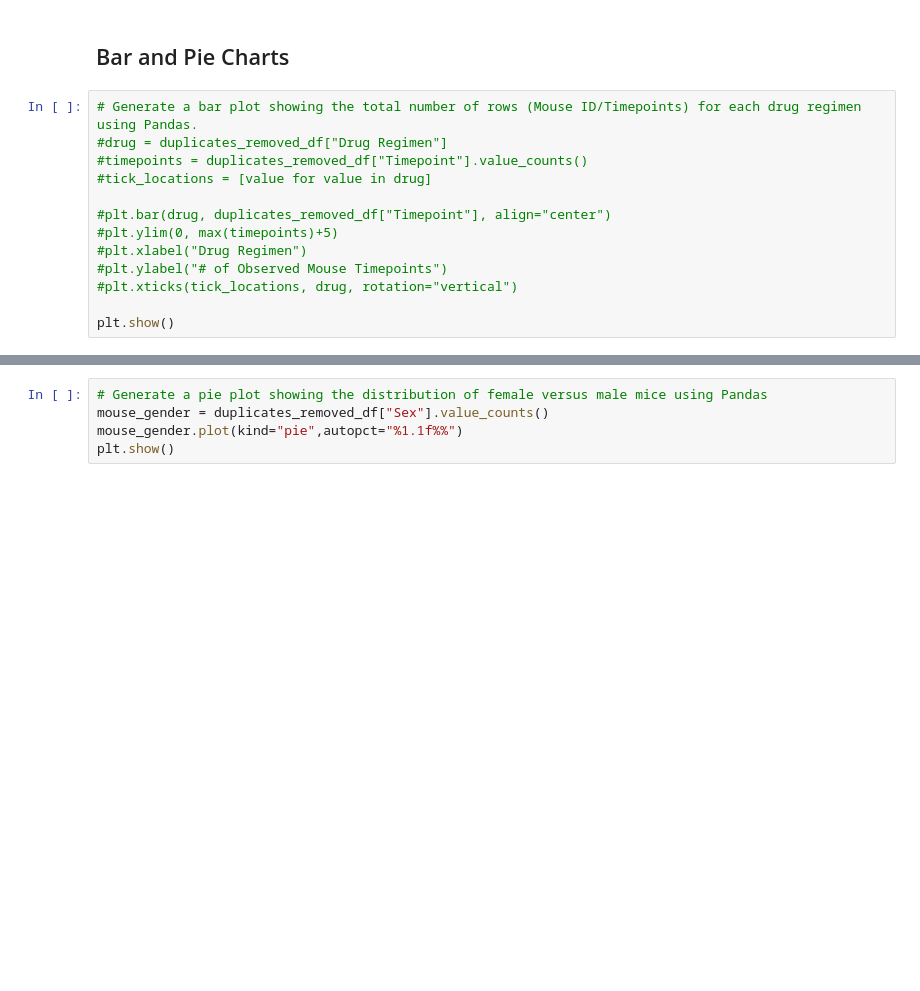
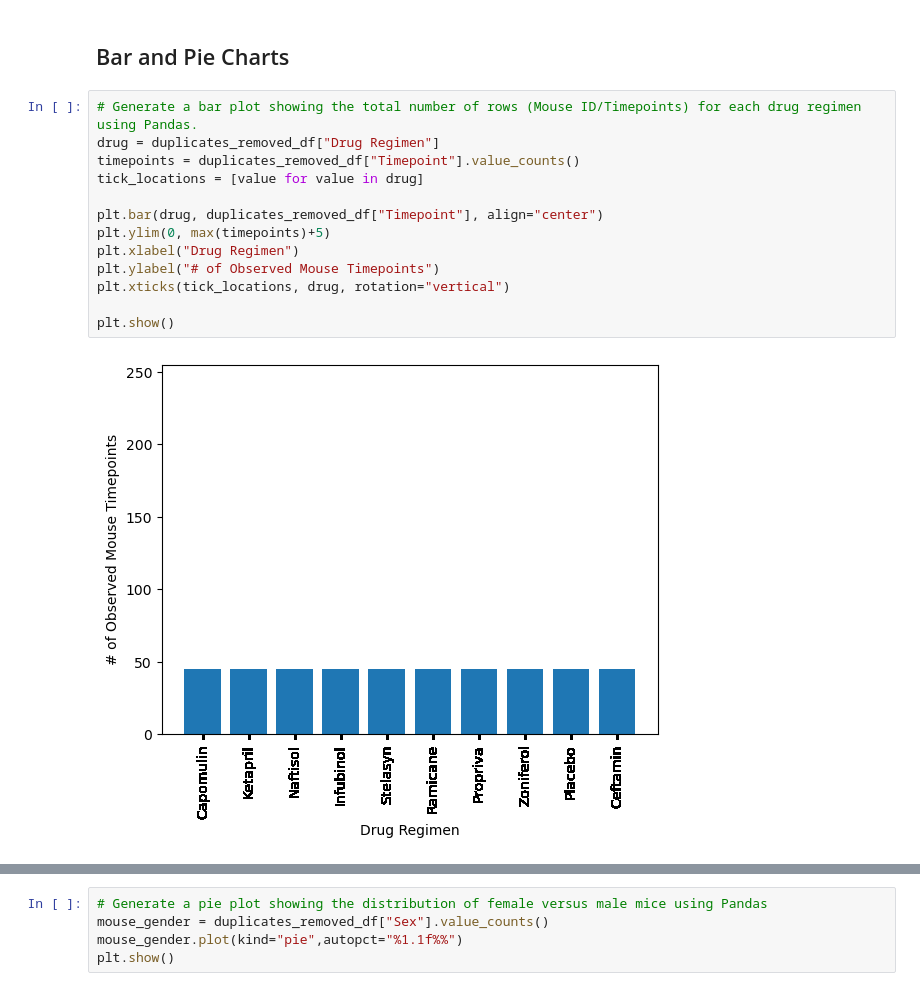
Before and after one commit to captainchicken2023/Matplotlib-Challenge, a Jupyter notebook: Pymaceuticals/pymaceuticals.ipynb, the cells around one changed output, grey strips where cells are left out. Drawn from its saved outputs; the diff is of its cells as text; blank space fills up the shorter version.

```diff
--- a/Pymaceuticals/pymaceuticals.ipynb
+++ b/Pymaceuticals/pymaceuticals.ipynb
@@ -142,16 +142,18 @@ agg_tumor_statistics
 ## Bar and Pie Charts
 # %%
 # Generate a bar plot showing the total number of rows (Mouse ID/Timepoints) for each drug regimen using Pandas.
-#drug = duplicates_removed_df["Drug Regimen"]
-#timepoints = duplicates_removed_df["Timepoint"].value_counts()
-#tick_locations = [value for value in drug]
+drug = duplicates_removed_df["Drug Regimen"]
+timepoints = duplicates_removed_df["Timepoint"].value_counts()
+tick_locations = [value for value in drug]
 
-#plt.bar(drug, duplicates_removed_df["Timepoint"], align="center")
-#plt.ylim(0, max(timepoints)+5)
-#plt.xlabel("Drug Regimen")
-#plt.ylabel("# of Observed Mouse Timepoints")
-#plt.xticks(tick_locations, drug, rotation="vertical")
+plt.bar(drug, duplicates_removed_df["Timepoint"], align="center")
+plt.ylim(0, max(timepoints)+5)
+plt.xlabel("Drug Regimen")
+plt.ylabel("# of Observed Mouse Timepoints")
+plt.xticks(tick_locations, drug, rotation="vertical")
 
 plt.show()
+# %% [output]
+[figure, added]
 # %%
 # Generate a bar plot showing the total number of rows (Mouse ID/Timepoints) for each drug regimen using pyplot.
```
Also changed, not shown: parts of 3 cells of this notebook, 1 other file.
